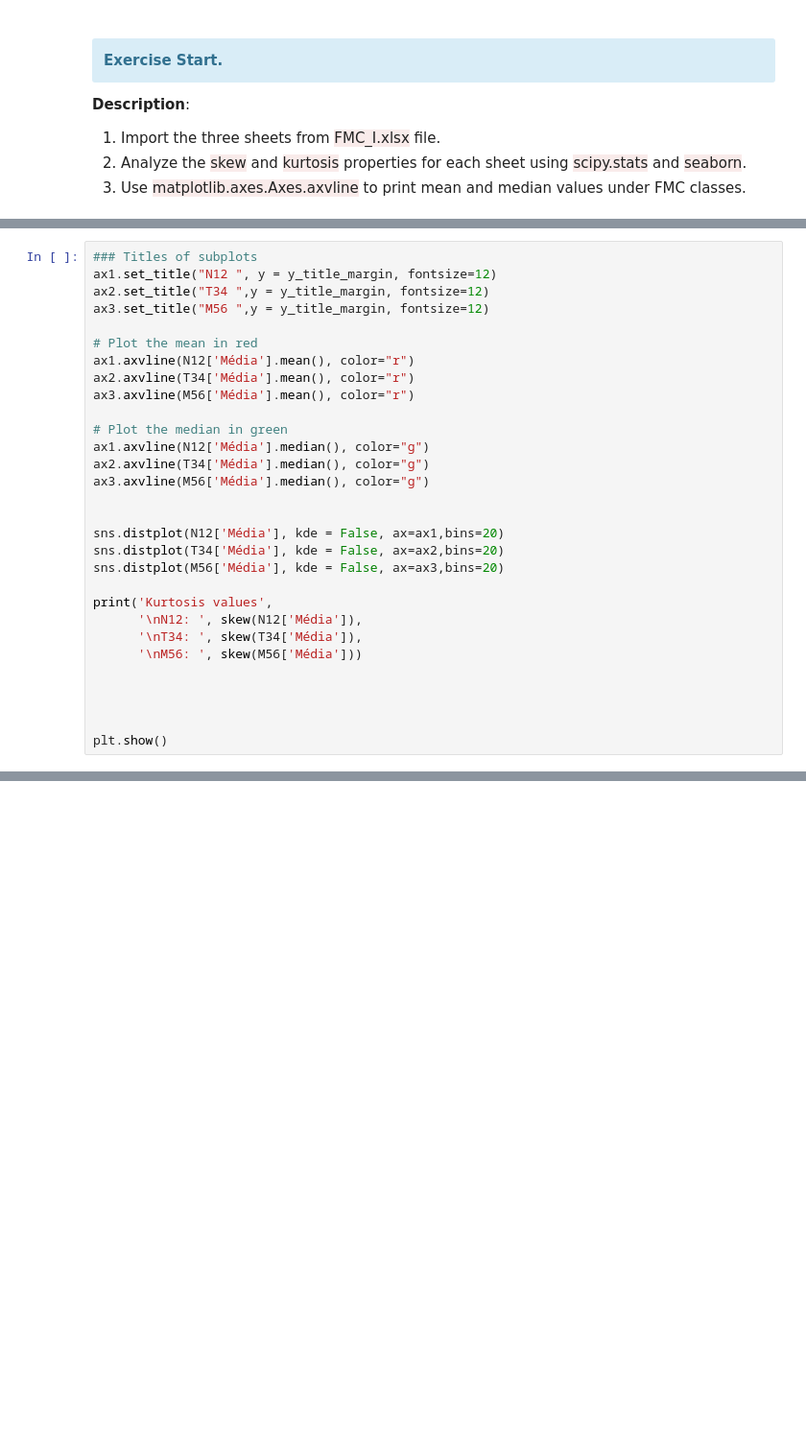
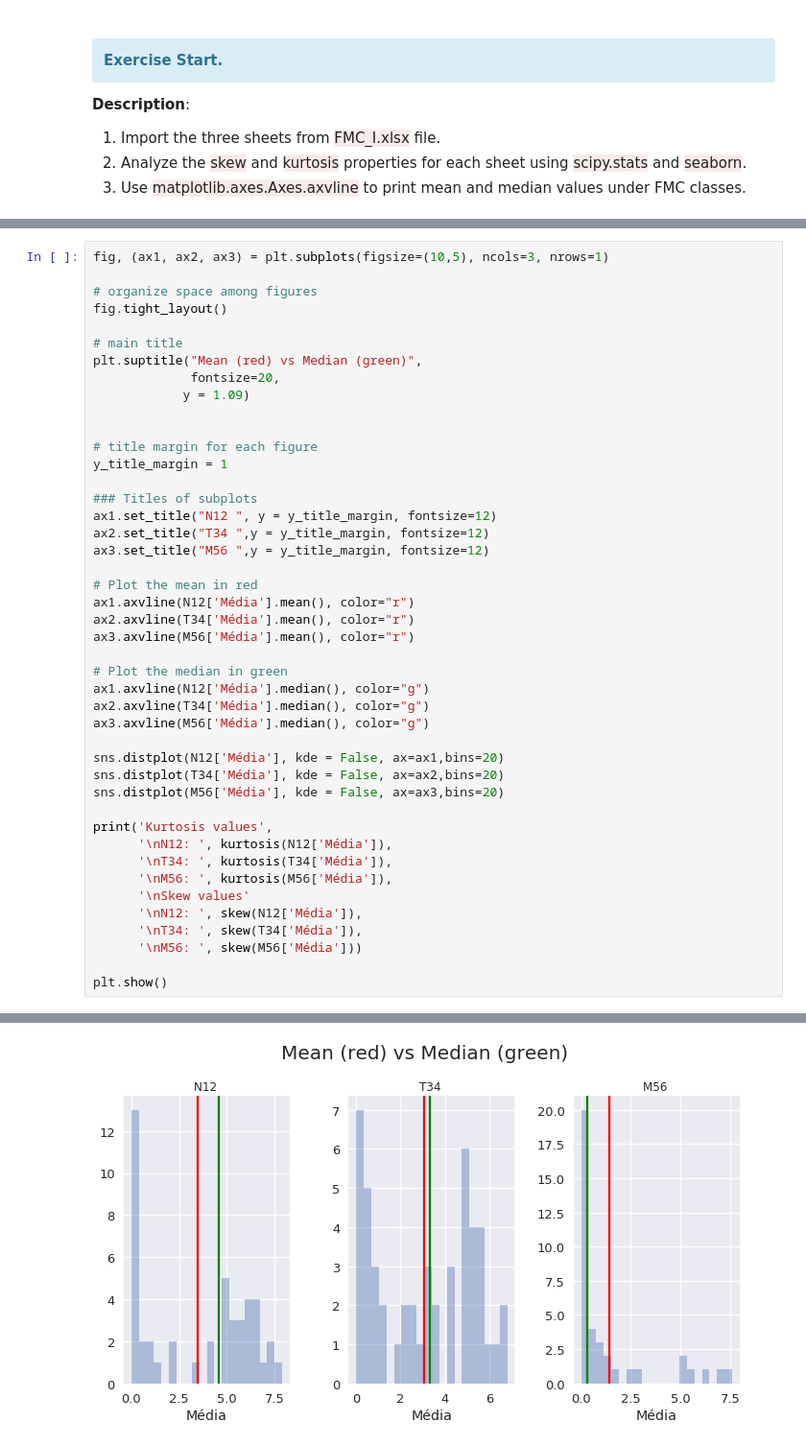
Before and after one commit to CinthiaKatiane/imd0033_2018_1, a Jupyter notebook: Aula 17 - Tipos de Escala e Medidas de Tendência Central/Scale and Central Tendency.ipynb, the cells around one changed output, grey strips where cells are left out. Shown: that part at 96% size. Cells and saved outputs as stored; diff of their text form; blank space fills up the shorter version.

```diff
--- a/Aula 17 - Tipos de Escala e Medidas de Tendência Central/Scale and Central Tendency.ipynb
+++ b/Aula 17 - Tipos de Escala e Medidas de Tendência Central/Scale and Central Tendency.ipynb
@@ -394,4 +504,18 @@ y_title_margin = 1
 # %%
+fig, (ax1, ax2, ax3) = plt.subplots(figsize=(10,5), ncols=3, nrows=1)
+
+# organize space among figures
+fig.tight_layout()
+
+# main title
+plt.suptitle("Mean (red) vs Median (green)",
+             fontsize=20,
+            y = 1.09)
+
+
+# title margin for each figure
+y_title_margin = 1
+
 ### Titles of subplots
 ax1.set_title("N12 ", y = y_title_margin, fontsize=12)
 ax2.set_title("T34 ",y = y_title_margin, fontsize=12)
@@ -407,17 +531,18 @@ ax1.axvline(N12['Média'].median(), color="g")
 ax2.axvline(T34['Média'].median(), color="g")
 ax3.axvline(M56['Média'].median(), color="g")
 
-
 sns.distplot(N12['Média'], kde = False, ax=ax1,bins=20)
 sns.distplot(T34['Média'], kde = False, ax=ax2,bins=20)
 sns.distplot(M56['Média'], kde = False, ax=ax3,bins=20)
 
 print('Kurtosis values',
+      '\nN12: ', kurtosis(N12['Média']),
+      '\nT34: ', kurtosis(T34['Média']),
+      '\nM56: ', kurtosis(M56['Média']),
+      '\nSkew values'
       '\nN12: ', skew(N12['Média']),
       '\nT34: ', skew(T34['Média']),
       '\nM56: ', skew(M56['Média']))
 
-
-
-
 plt.show()
+# %% [output]
@@ -423,0 +557 @@ plt.show()
+[figure, added]
```
Also changed, not shown: parts of 20 cells of this notebook.
